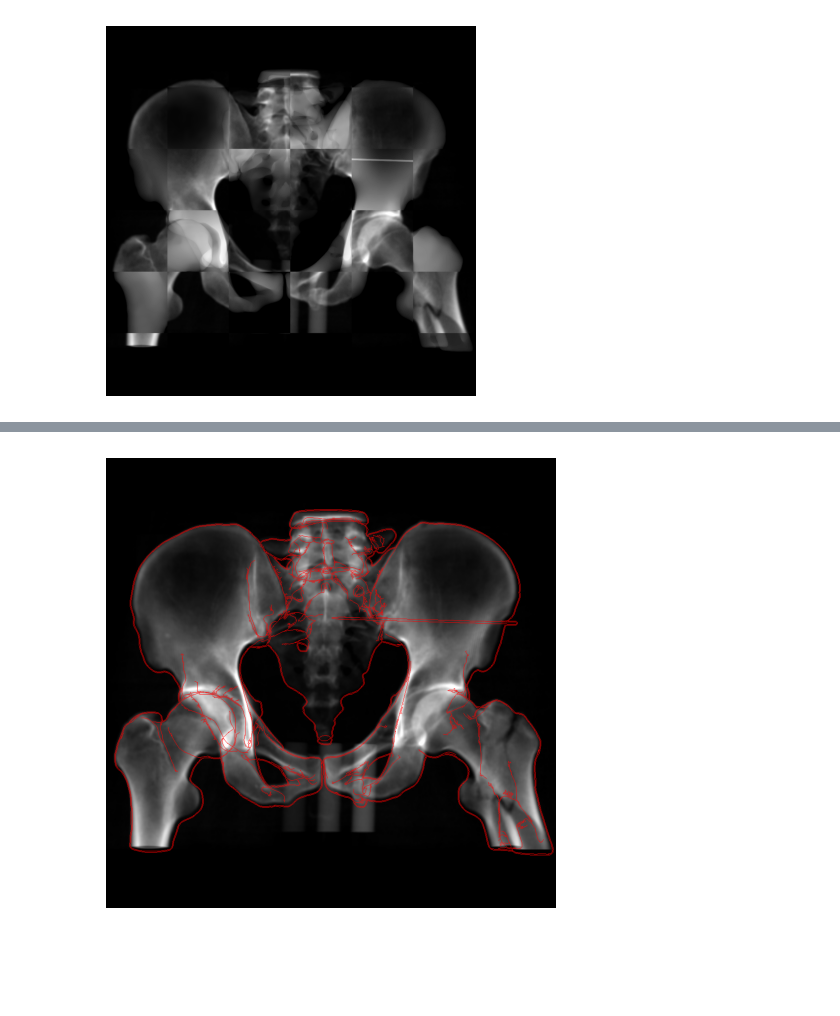
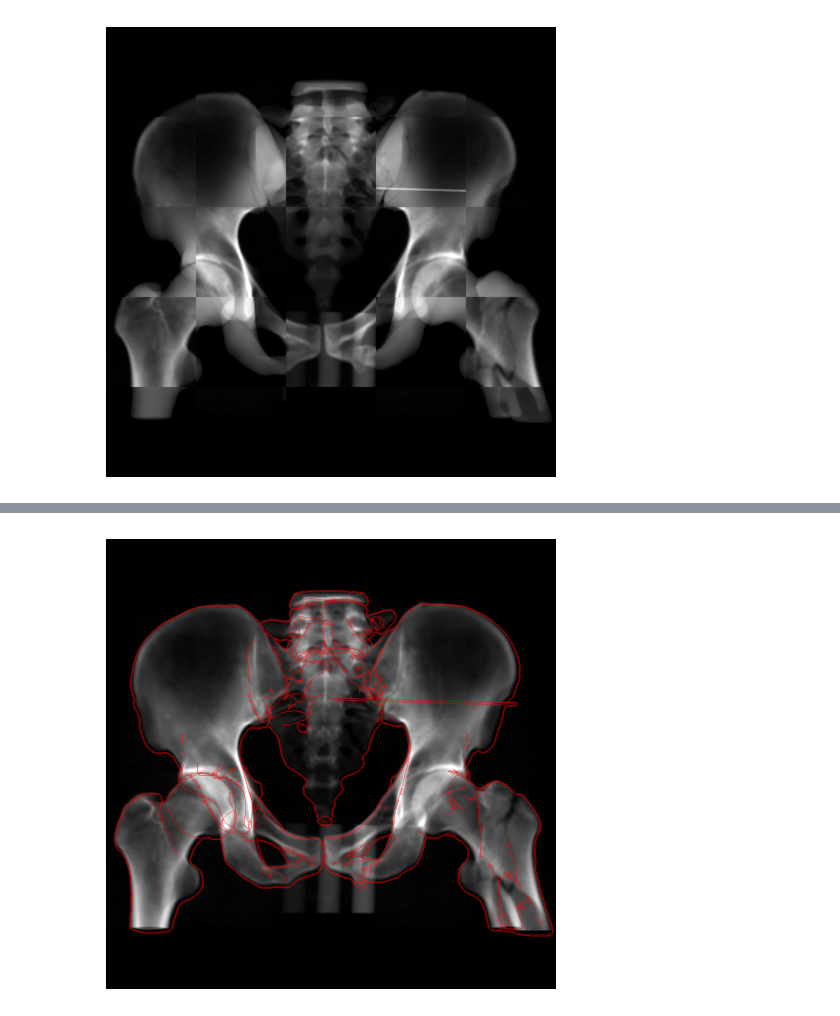
Before and after one commit to Vojtech-Benda/ca_isf, a Jupyter notebook: plotImages.ipynb, the cells around one changed output, grey strips where cells are left out. Cells and saved outputs as stored; diff of their text form; code cells hidden in the pictures; blank space fills up the shorter version.

```diff
--- a/plotImages.ipynb
+++ b/plotImages.ipynb
@@ -85,6 +141,6 @@ plotAlphaBlend(movingFinalImageRescaled, fixedImageRescaled, alpha=0.5)
 # %% [output]
 [figure]
 # %%
-plotCheckerboard(fixedImageRescaled, movingFinalImageRescaled, pattern=(6, 6))
+plotCheckerboard(fixedImageRescaled, movingFinalImageRescaled, pattern=(5, 5), save=True)
 # %% [output]
-[figure, old version]
+[figure, new version]
```
Also changed, not shown: parts of 7 cells of this notebook.
